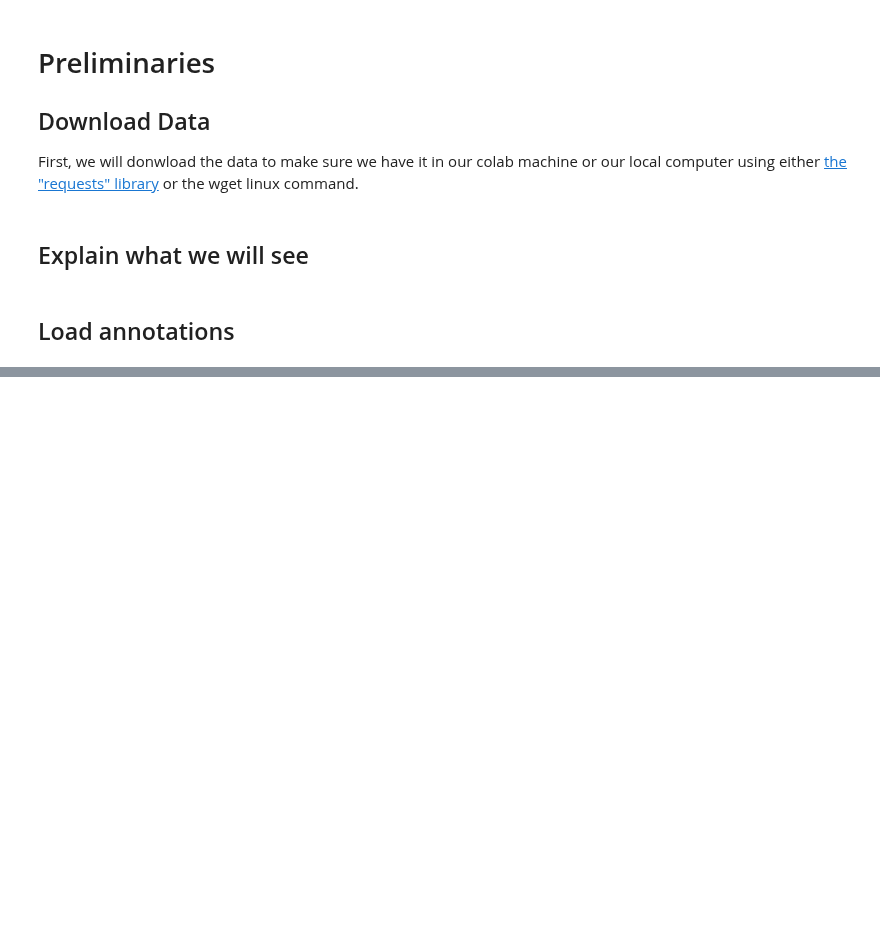
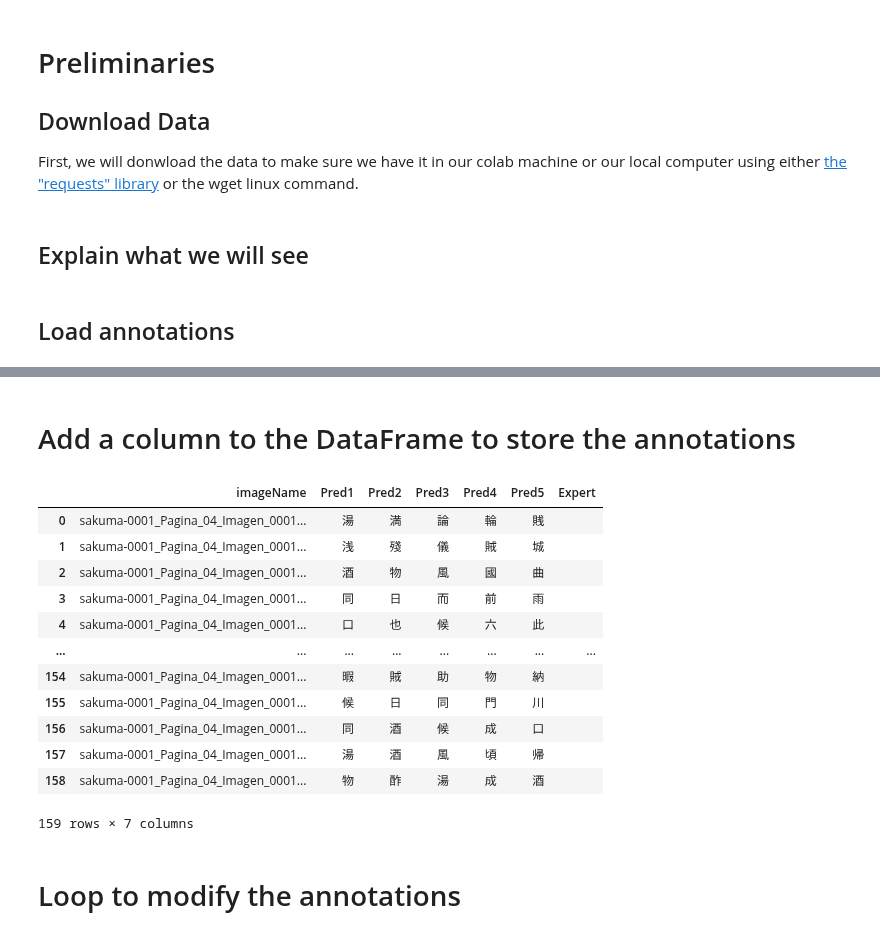
Before and after one commit to nicill/kanjiDetection, a Jupyter notebook: fixKanjiClassifications.ipynb, the cells around one changed output, grey strips where cells are left out. Saved outputs shown, nothing was run; the diff lists cells and outputs as text; code cells hidden in the pictures; blank space fills up the shorter version.

```diff
--- a/fixKanjiClassifications.ipynb
+++ b/fixKanjiClassifications.ipynb
@@ -80,5 +101,28 @@ data
 | 158 | sakuma-0001_Pаgina_04_Imagen_0001... | 物 | 酢 | 湯 | 成 | 酒 |
 159 rows × 6 columns
+# %% [markdown]
+# Add a column to the DataFrame to store the annotations
+# %%
+# create new column with empty values
+data['Expert'] = pd.Series(dtype='string')
+data['Expert'] = ""
+data
+# %% [output]
+|  | imageName | Pred1 | Pred2 | Pred3 | Pred4 | Pred5 | Expert |
+| 0 | sakuma-0001_Pаgina_04_Imagen_0001... | 湯 | 満 | 論 | 輪 | 賎 |  |
+| 1 | sakuma-0001_Pаgina_04_Imagen_0001... | 浅 | 殘 | 儀 | 賊 | 城 |  |
+| 2 | sakuma-0001_Pаgina_04_Imagen_0001... | 酒 | 物 | 風 | 國 | 曲 |  |
+| 3 | sakuma-0001_Pаgina_04_Imagen_0001... | 同 | 日 | 而 | 前 | 雨 |  |
+| 4 | sakuma-0001_Pаgina_04_Imagen_0001... | 口 | 也 | 候 | 六 | 此 |  |
+| ... | ... | ... | ... | ... | ... | ... | ... |
+| 154 | sakuma-0001_Pаgina_04_Imagen_0001... | 暇 | 賊 | 助 | 物 | 納 |  |
+| 155 | sakuma-0001_Pаgina_04_Imagen_0001... | 候 | 日 | 同 | 門 | 川 |  |
+| 156 | sakuma-0001_Pаgina_04_Imagen_0001... | 同 | 酒 | 候 | 成 | 口 |  |
+| 157 | sakuma-0001_Pаgina_04_Imagen_0001... | 湯 | 酒 | 風 | 頃 | 帰 |  |
+| 158 | sakuma-0001_Pаgina_04_Imagen_0001... | 物 | 酢 | 湯 | 成 | 酒 |  |
+159 rows × 7 columns
+# %% [markdown]
+# Loop to modify the annotations
 # %%
 def stringFromPreds(info):
     """
```
Also changed, not shown: parts of 11 cells of this notebook, 2 other files.
